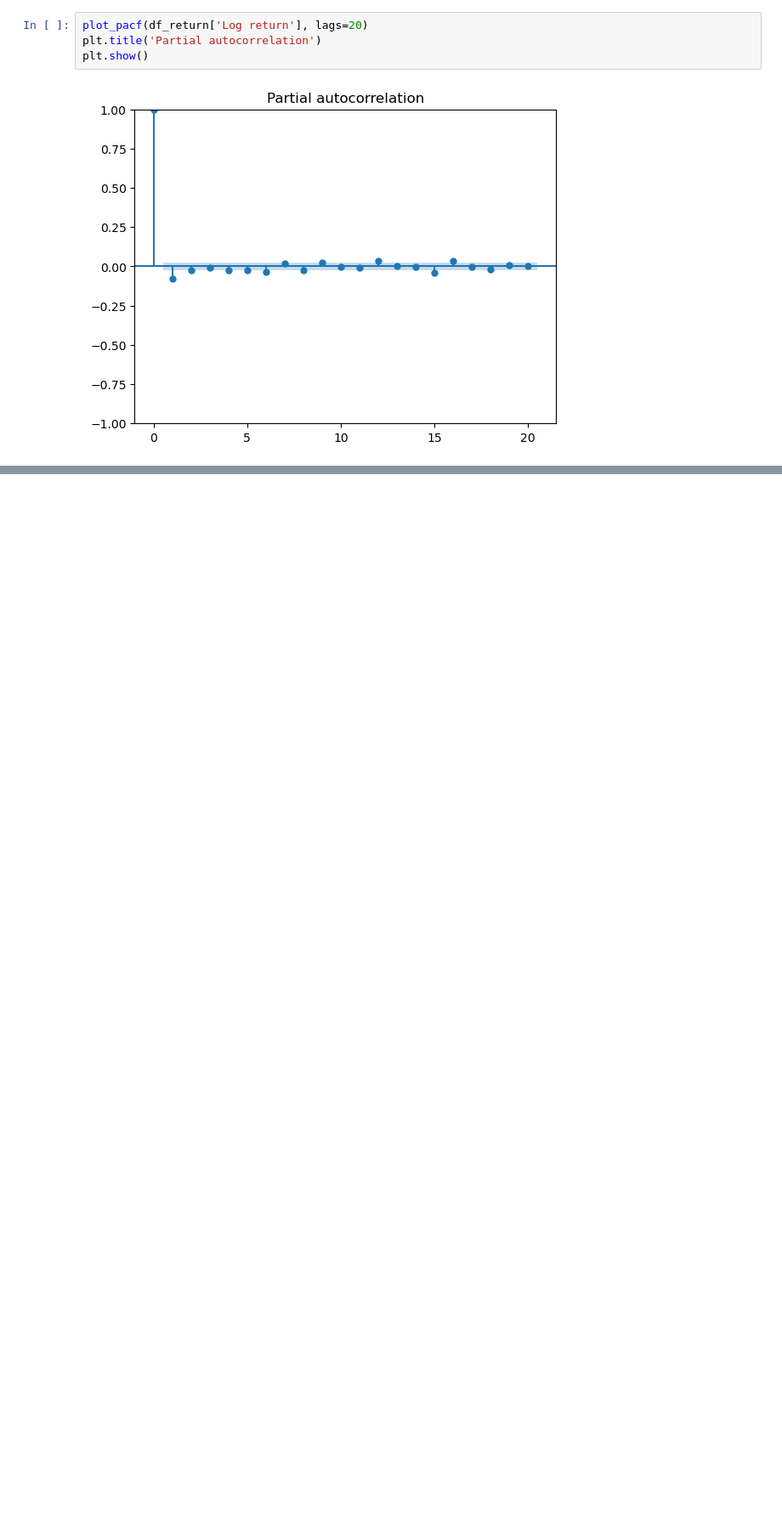
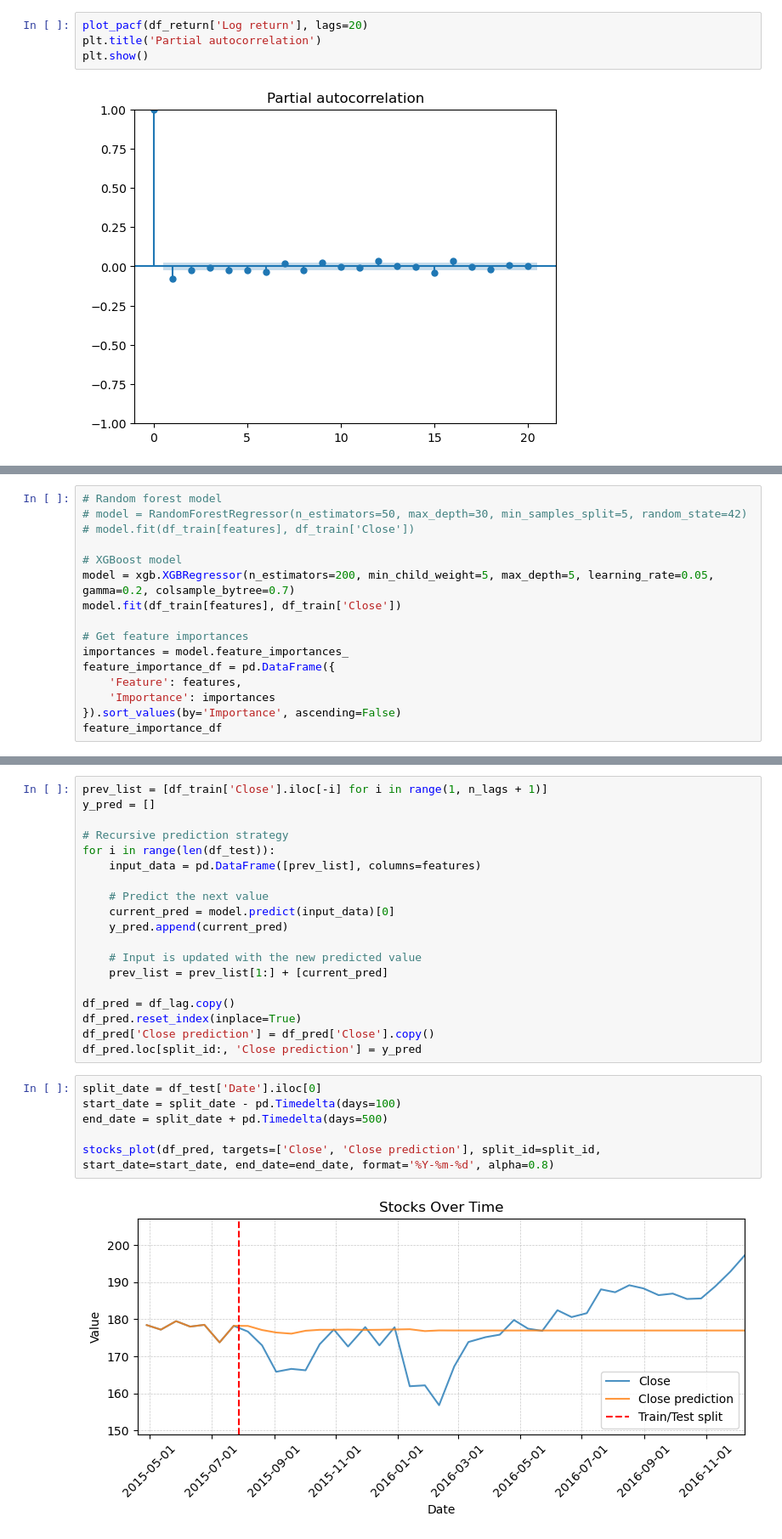
Before and after one commit to lohenrotte/stocks-forecasting, a Jupyter notebook: src/main.ipynb, the cells around one changed output, grey strips where cells are left out. Shown at 85% size. Drawn from its saved outputs; the diff is of its cells as text; blank space fills up the shorter version.

```diff
--- a/src/main.ipynb
+++ b/src/main.ipynb
@@ -278,0 +341,16 @@ plt.show()
+# %%
+# Random forest model
+# model = RandomForestRegressor(n_estimators=50, max_depth=30, min_samples_split=5, random_state=42)
+# model.fit(df_train[features], df_train['Close'])
+
+# XGBoost model
+model = xgb.XGBRegressor(n_estimators=200, min_child_weight=5, max_depth=5, learning_rate=0.05, gamma=0.2, colsample_bytree=0.7)
+model.fit(df_train[features], df_train['Close'])
+
+# Get feature importances
+importances = model.feature_importances_
+feature_importance_df = pd.DataFrame({
+    'Feature': features,
+    'Importance': importances
+}).sort_values(by='Importance', ascending=False)
+feature_importance_df
@@ -278,0 +371,27 @@ plt.show()
+# %%
+prev_list = [df_train['Close'].iloc[-i] for i in range(1, n_lags + 1)]
+y_pred = []
+
+# Recursive prediction strategy
+for i in range(len(df_test)):
+    input_data = pd.DataFrame([prev_list], columns=features)
+
+    # Predict the next value
+    current_pred = model.predict(input_data)[0]
+    y_pred.append(current_pred)
+
+    # Input is updated with the new predicted value
+    prev_list = prev_list[1:] + [current_pred]
+
+df_pred = df_lag.copy()
+df_pred.reset_index(inplace=True)
+df_pred['Close prediction'] = df_pred['Close'].copy()
+df_pred.loc[split_id:, 'Close prediction'] = y_pred
+# %%
+split_date = df_test['Date'].iloc[0]
+start_date = split_date - pd.Timedelta(days=100)
+end_date = split_date + pd.Timedelta(days=500)
+
+stocks_plot(df_pred, targets=['Close', 'Close prediction'], split_id=split_id, start_date=start_date, end_date=end_date, format='%Y-%m-%d', alpha=0.8)
+# %% [output]
+[figure, added]
```
Also changed, not shown: parts of 11 cells of this notebook.
